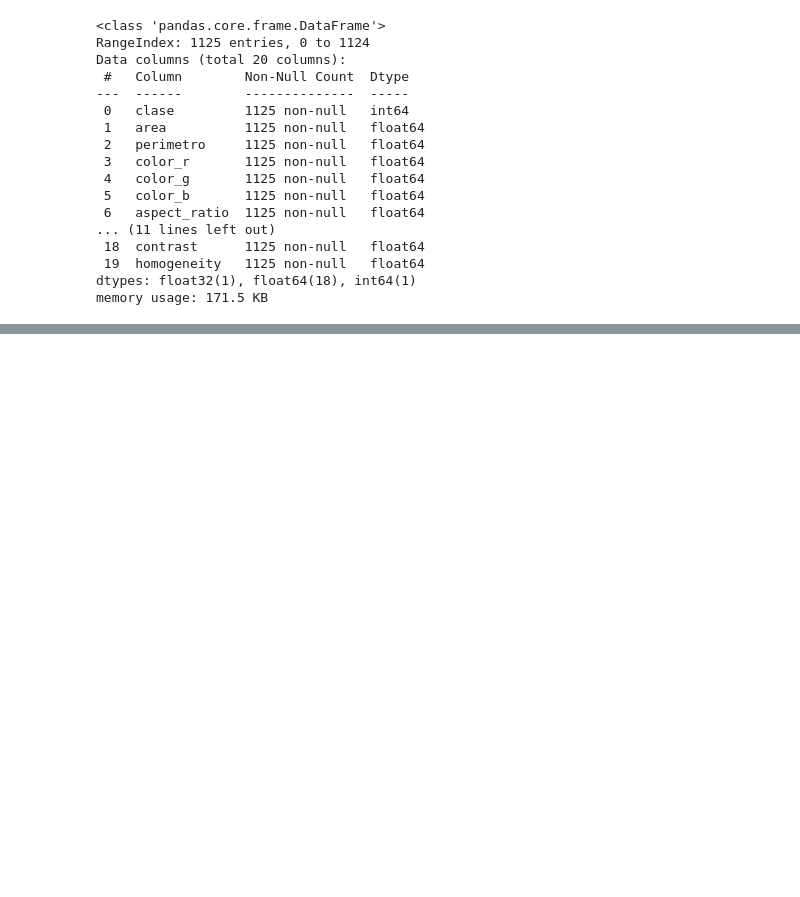
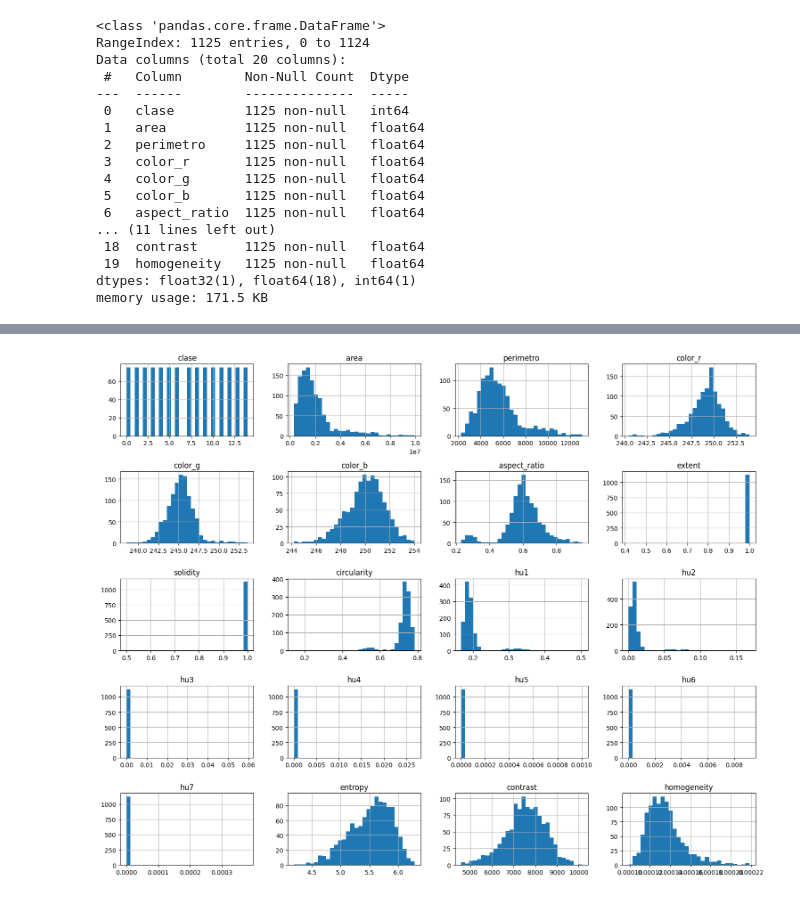
Before and after one commit to Rdorta08/Plants_opencv, a Jupyter notebook: notebooks/1_Modelo.ipynb, the cells around one changed output, grey strips where cells are left out. Saved outputs shown, nothing was run; the diff lists cells and outputs as text; code cells hidden in the pictures; blank space fills up the shorter version.

```diff
--- a/notebooks/1_Modelo.ipynb
+++ b/notebooks/1_Modelo.ipynb
@@ -520,3 +540,9 @@ df_total.describe().T
 | entropy | 1125.0 | 5.515131e+00 | 3.674259e-01 | 4.188174e+00 | 5.269398e+00 | 5.567644e+00 | 5.795911e+00 | 6.285987e+00 |
 | contrast | 1125.0 | 7.532778e+03 | 9.194121e+02 | 4.579725e+03 | 7.002534e+03 | 7.560503e+03 | 8.177417e+03 | 1.014949e+04 |
 | homogeneity | 1125.0 | 1.349067e-04 | 1.813606e-05 | 9.851741e-05 | 1.222731e-04 | 1.322488e-04 | 1.427851e-04 | 2.183060e-04 |
+# %%
+df_total.hist(figsize=(15, 12), bins=30)
+plt.tight_layout()
+plt.show()
+# %% [output]
+[figure, added]
```
Also changed, not shown: parts of 1 cell of this notebook.
